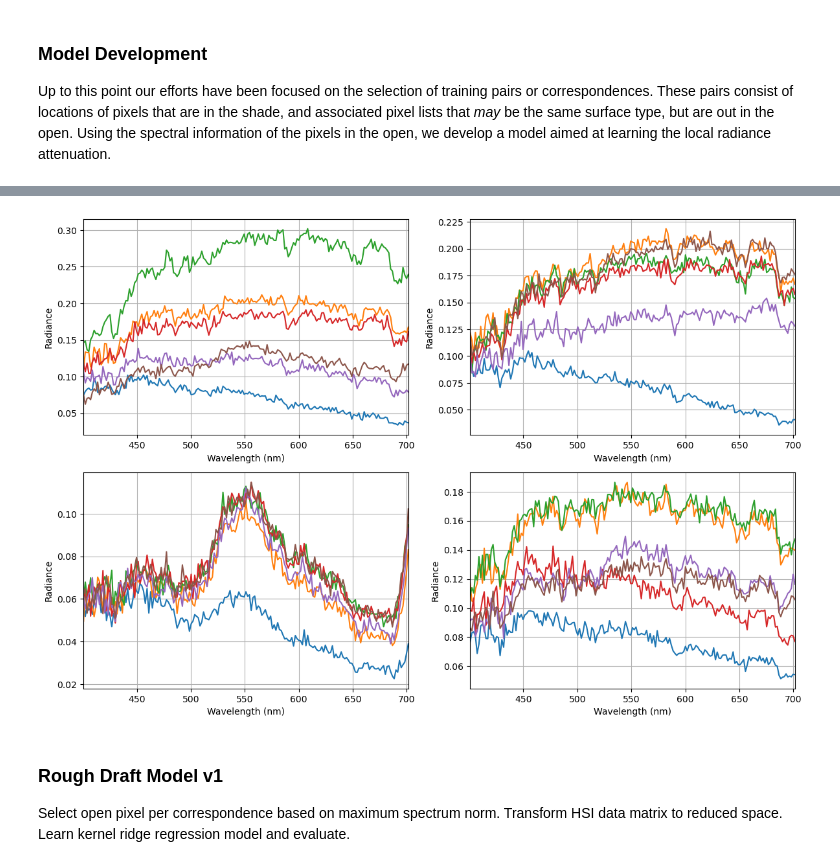
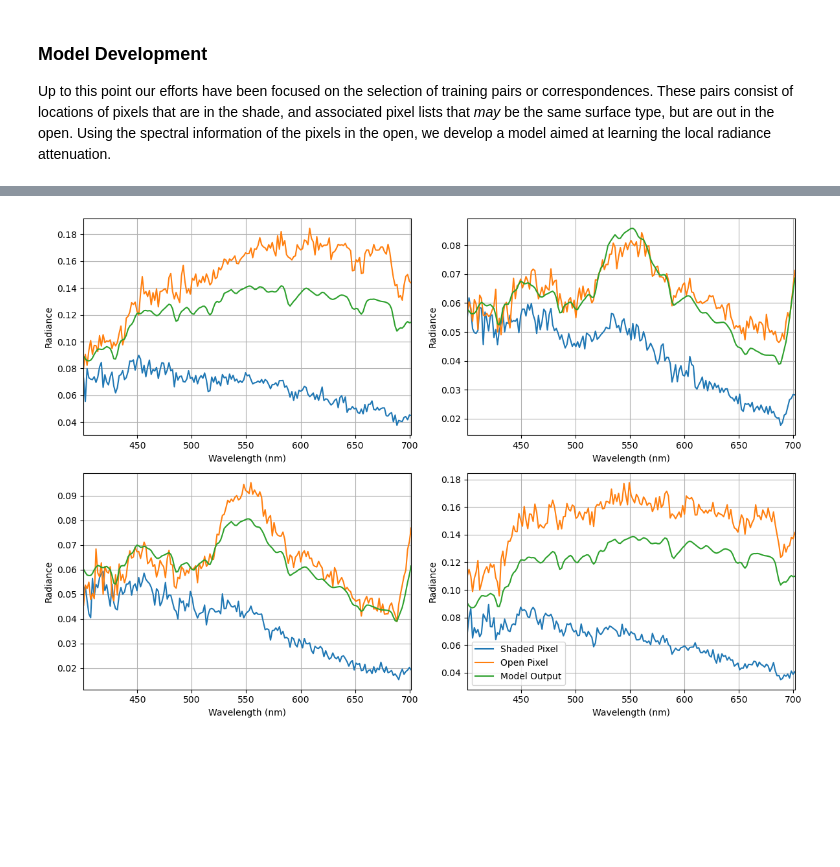
Before and after one commit to iditmer/HyperspectralShadowCompensation, a Jupyter notebook: 03_model_development.ipynb, the cells around one changed output, grey strips where cells are left out. Saved outputs shown, nothing was run; the diff lists cells and outputs as text; code cells hidden in the pictures; blank space fills up the shorter version.

Commit message:
Update kernel ridge regression example

```diff
--- a/03_model_development.ipynb
+++ b/03_model_development.ipynb
@@ -17,0 +52,20 @@ wavelengths = hsi_import['wavelengths']
+# %%
+from sklearn.model_selection import GridSearchCV
+from sklearn.kernel_ridge import KernelRidge
+from pca import principal_components
+
+number_dimensions = 8
+
+pc = principal_components(hsi_data_matrix)
+reduced_observation_matrix = pc.reduce_dimension(observation_matrix, number_dimensions)
+reduced_target_matrices = {}
+for label in target_matrices:
+    reduced_target_matrices[label] = pc.reduce_dimension(target_matrices[label], number_dimensions)
+# %%
+parameters = { 'alpha': [ 0.1, 0.05, 0.01, 0.005 ], 'gamma': [ 1.0, 5.0, 10.0, 50.0  ], 'kernel' : ['linear', 'rbf'] }
+model = GridSearchCV(KernelRidge(), parameters, scoring='neg_mean_squared_error', cv=10)
+
+for label in reduced_target_matrices:
+    model.fit(reduced_observation_matrix, reduced_target_matrices[label])
+    print('Evaluating model using', label, 'candidate spectra...')
+    print('CV Selected Parameters:', model.best_params_, '\n')
@@ -18,20 +85,26 @@ wavelengths = hsi_import['wavelengths']
 # %%
+min_krr_model = KernelRidge(alpha=0.1, gamma=10.0, kernel='rbf')
+min_krr_model.fit(reduced_observation_matrix, reduced_target_matrices['min'])
+
+reduced_space_predictions = min_krr_model.predict(reduced_observation_matrix)
+reconstructed_predictions = pc.reconstruct(reduced_space_predictions)
+
 plt.figure(figsize=(12,8))
-keys = list(correspondences.keys())
 for plot in [ 221, 222, 223, 224 ]:
-    key = keys[np.random.randint(0,len(keys))]
-    spectra = [ get_spectrum(hsi_data, key) ]
-    for px in correspondences[key]:
-        spectra.append(get_spectrum(hsi_data, px))
+
+    sample_index = np.random.randint(0, len(observation_indices))
+    spectra = [
+        observation_matrix[sample_index, :],
+        target_matrices['min'][sample_index, :],
+        reconstructed_predictions[sample_index, :]
+    ]
 
     plt.subplot(plot)
-    spectra_plot(wavelengths, np.array(spectra))
+    if plot == 224:
+        spectra_plot(wavelengths, np.array(spectra), legend_labels=['Shaded Pixel', 'Open Pixel', 'Model Output'])
+    else : spectra_plot(wavelengths, np.array(spectra))
 
 plt.tight_layout()
 plt.show()
 # %% [output]
-[figure, old version]
+[figure, new version]
-# %% [markdown]
-### Rough Draft Model v1 ###
-
-Select open pixel per correspondence based on maximum spectrum norm. Transform HSI data matrix to reduced space. Learn kernel ridge regression model and evaluate.
```
Also changed, not shown: parts of 10 cells of this notebook.
